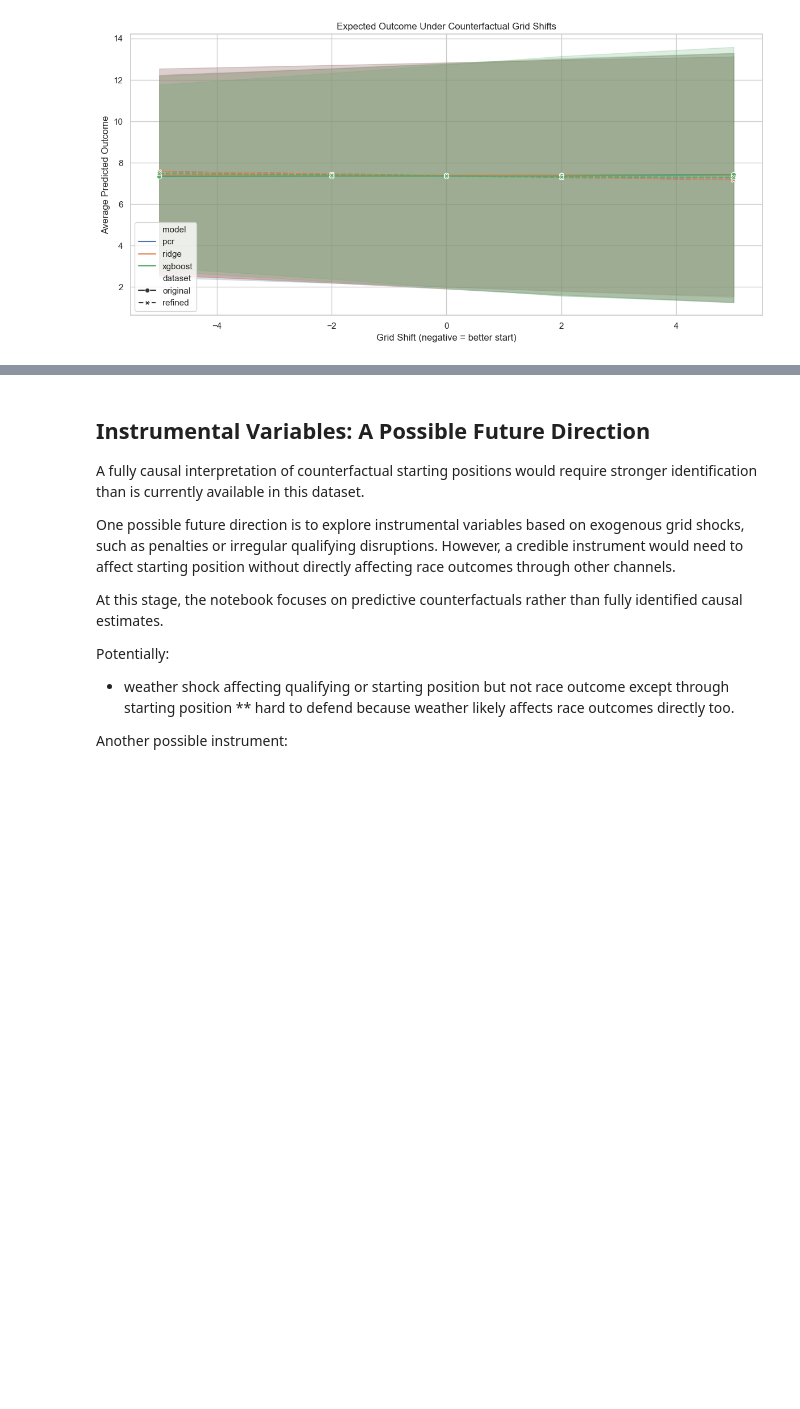
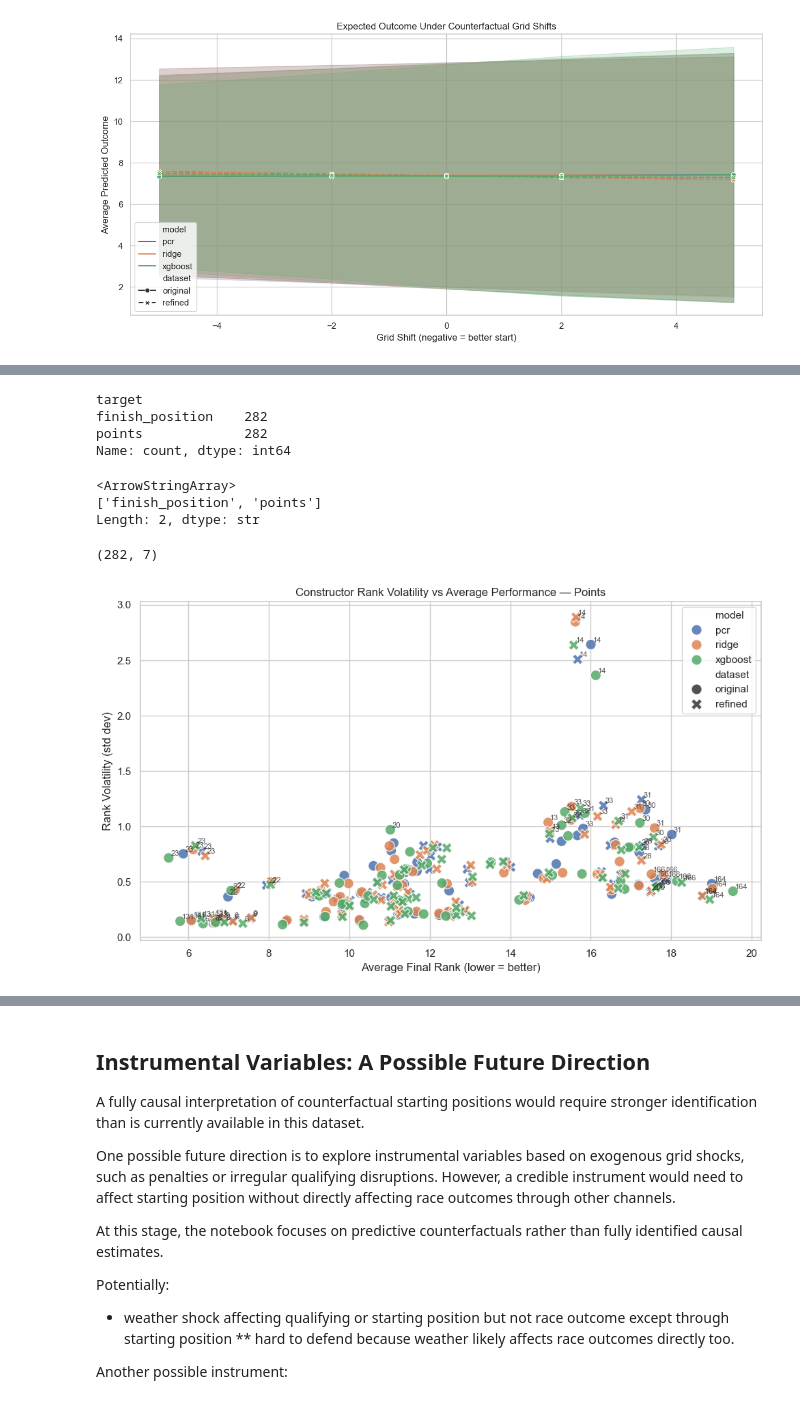
Before and after one commit to blackpaigestone/f1-worldchamp, a Jupyter notebook: 07_simulation_and_counterfactuals.ipynb, the cells around one changed output, grey strips where cells are left out. Cells and saved outputs as stored; diff of their text form; code cells hidden in the pictures; blank space fills up the shorter version.

```diff
--- a/07_simulation_and_counterfactuals.ipynb
+++ b/07_simulation_and_counterfactuals.ipynb
@@ -855,0 +1253,14 @@ plt.show()
+# %%
+rank_col = "rank"
+
+rank_stats = (
+    season_results
+    .groupby(["target", "model", "dataset", "constructorId"], as_index=False)
+    .agg(
+        mean_rank=(rank_col, "mean"),
+        std_rank=(rank_col, "std"),
+        n_sims=("simulation", "nunique") if "simulation" in season_results.columns else ("sim", "nunique")
+    )
+)
+
+rank_stats.head()
@@ -855,0 +1274,54 @@ plt.show()
+# %%
+rank_stats["target"].value_counts()
+# %% [output]
+target
+finish_position    282
+points             282
+Name: count, dtype: int64
+# %%
+rank_stats["target"].unique()
+# %% [output]
+<ArrowStringArray>
+['finish_position', 'points']
+Length: 2, dtype: str
+# %%
+rank_stats_plot = rank_stats[rank_stats["target"] == "finish_position"].copy()
+
+print(rank_stats_plot.shape)
+# %% [output]
+(282, 7)
+# %%
+plt.figure(figsize=(10, 6))
+
+sns.scatterplot(
+    data=rank_stats_plot,
+    x="mean_rank",
+    y="std_rank",
+    hue="model",
+    style="dataset",
+    s=120,
+    alpha=0.85
+)
+
+label_df = rank_stats_plot[
+    (rank_stats_plot["std_rank"] >= rank_stats_plot["std_rank"].quantile(0.90)) |
+    (rank_stats_plot["mean_rank"] <= rank_stats_plot["mean_rank"].quantile(0.10)) |
+    (rank_stats_plot["mean_rank"] >= rank_stats_plot["mean_rank"].quantile(0.90))
+]
+
+for _, row in label_df.iterrows():
+    plt.text(
+        row["mean_rank"] + 0.05,
+        row["std_rank"] + 0.02,
+        str(int(row["constructorId"])),
+        fontsize=8,
+        alpha=0.8
+    )
+
+plt.title("Constructor Rank Volatility vs Average Performance — Points")
+plt.xlabel("Average Final Rank (lower = better)")
+plt.ylabel("Rank Volatility (std dev)")
+plt.tight_layout()
+plt.show()
+# %% [output]
+[figure, added]
```
Also changed, not shown: parts of 22 cells of this notebook.
